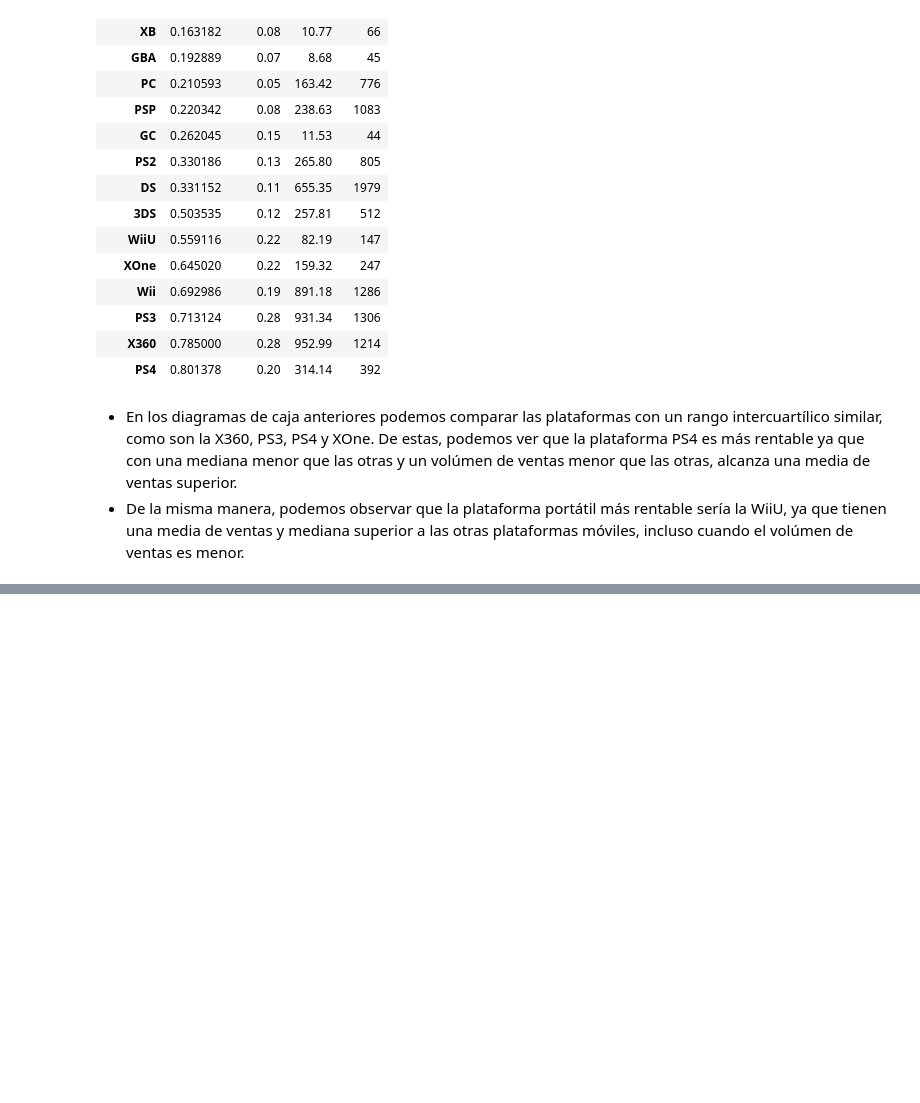
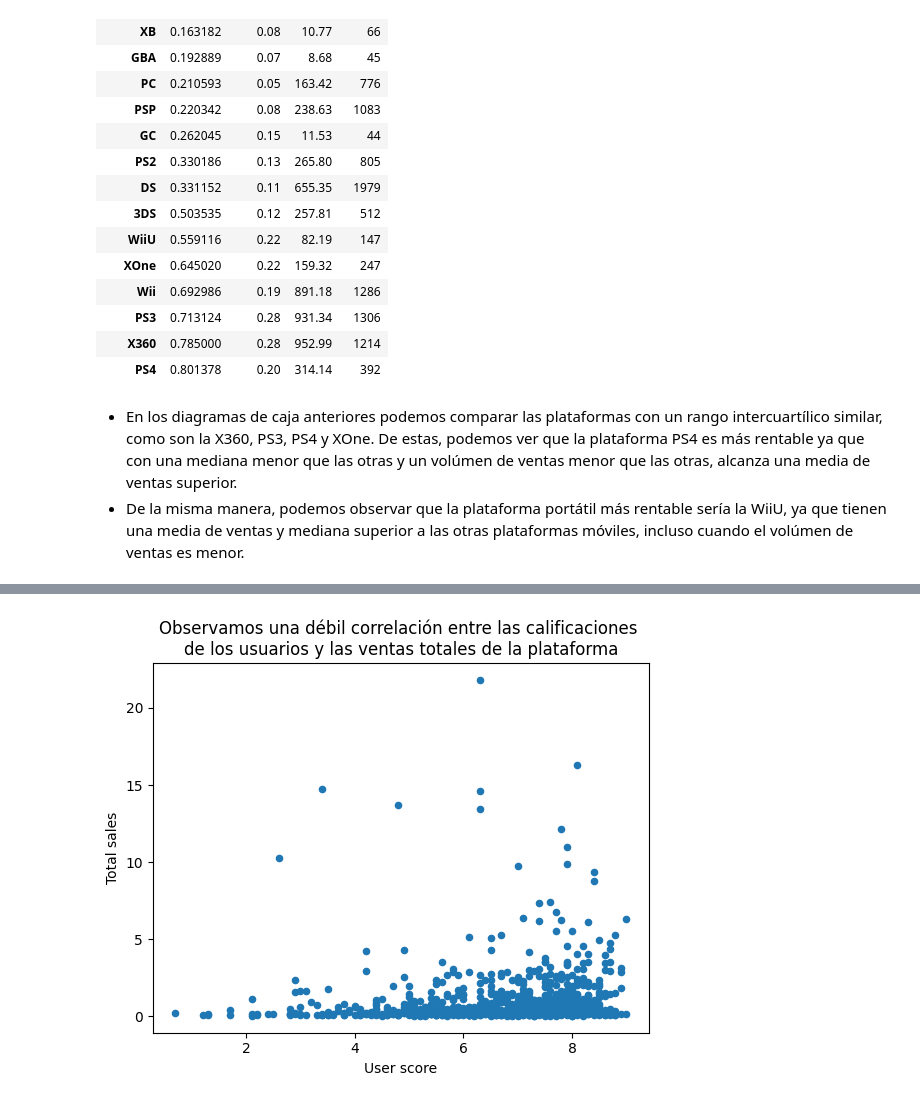
Before and after one commit to Victor-Mier/statistical_analysis, a Jupyter notebook: notebook.ipynb, the cells around one changed output, grey strips where cells are left out. Saved outputs shown, nothing was run; the diff lists cells and outputs as text; code cells hidden in the pictures; blank space fills up the shorter version.

```diff
--- a/notebook.ipynb
+++ b/notebook.ipynb
@@ -666,0 +729,13 @@ total_sales_mean.sort_values(by='mean')
+# %%
+# Graficamos la dispersión de estas mismas variables
+filtered_X360.plot(
+    kind='scatter',
+    x='fixed_user_score',
+    y='total_sales',
+    xlabel='User score',
+    ylabel='Total sales',
+    title='Observamos una débil correlación entre las calificaciones \nde los usuarios y las ventas totales de la plataforma'
+)
+plt.show()
+# %% [output]
+[figure, added]
```
Also changed, not shown: parts of 23 cells of this notebook.
